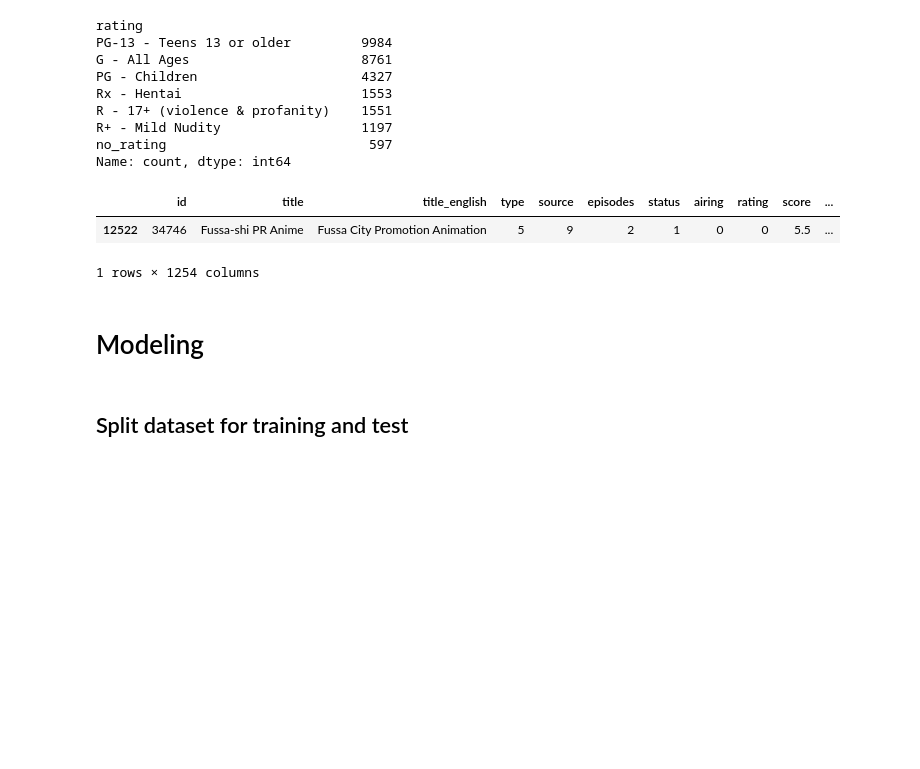
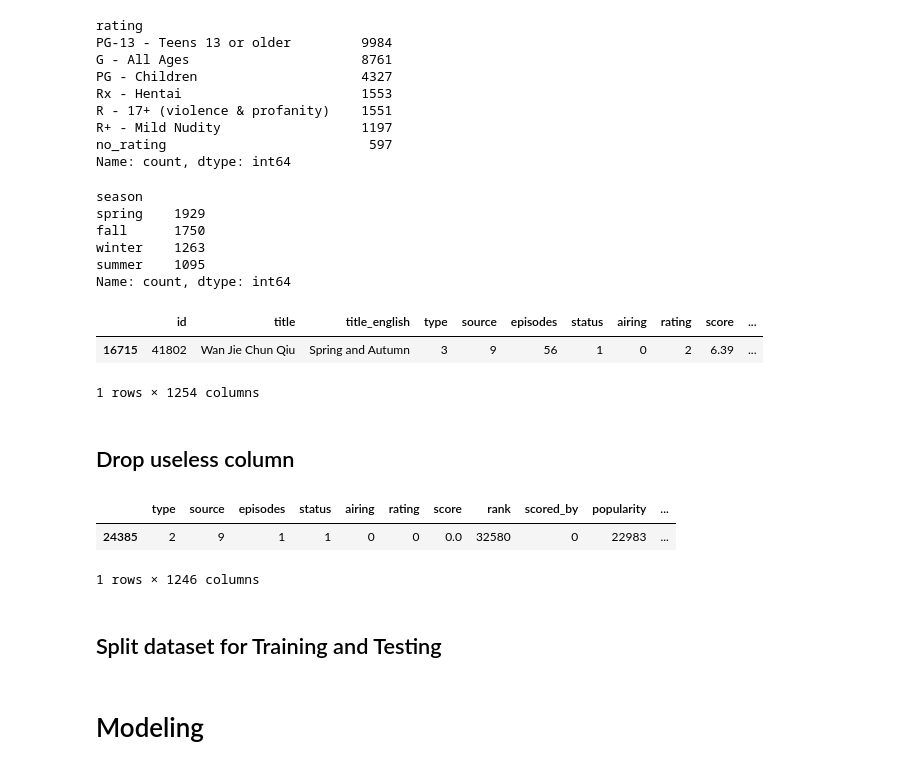
Before and after one commit to ImCodingCat/capstone_project, a Jupyter notebook: machine_learning/classification.ipynb, the cells around one changed output. Saved outputs shown, nothing was run; the diff lists cells and outputs as text; code cells hidden in the pictures; blank space fills up the shorter version.

```diff
--- a/machine_learning/classification.ipynb
+++ b/machine_learning/classification.ipynb
@@ -172,19 +174,42 @@ R - 17+ (violence & profanity)    1551
 R+ - Mild Nudity                  1197
 no_rating                          597
 Name: count, dtype: int64
+# %%
+df_encoded['season'].value_counts()
+# %% [output]
+season
+spring    1929
+fall      1750
+winter    1263
+summer    1095
+Name: count, dtype: int64
 # %%
 status_encoder = LabelEncoder()
 type_encoder = LabelEncoder()
 source_encoder = LabelEncoder()
 rating_encoder = LabelEncoder()
+season_encoder = LabelEncoder()
+
 
 df_encoded['status'] = status_encoder.fit_transform(df_encoded['status'])
 df_encoded['type'] = type_encoder.fit_transform(df_encoded['type'])
 df_encoded['source'] = source_encoder.fit_transform(df_encoded['source'])
 df_encoded['rating'] = rating_encoder.fit_transform(df_encoded['rating'])
+df_encoded['season'] = rating_encoder.fit_transform(df_encoded['season'])
 # %%
 df_encoded.sample(1)
 # %% [output]
 |  | id | title | title_english | type | source | episodes | status | airing | rating | score | ... |
-| 12522 | 34746 | Fussa-shi PR Anime | Fussa City Promotion Animation | 5 | 9 | 2 | 1 | 0 | 0 | 5.5 | ... |
+| 16715 | 41802 | Wan Jie Chun Qiu | Spring and Autumn | 3 | 9 | 56 | 1 | 0 | 2 | 6.39 | ... |
 1 rows × 1254 columns
+# %% [markdown]
+## Drop useless column
+# %%
+df_encoded = df_encoded.drop(['id', 'title', 'title_english', 'synopsis', 'start', 'ending', 'studios', 'genres'], axis=1) # studios and genres were hot encoded
+df_encoded.sample(1)
+# %% [output]
+|  | type | source | episodes | status | airing | rating | score | rank | scored_by | popularity | ... |
+| 24385 | 2 | 9 | 1 | 1 | 0 | 0 | 0.0 | 32580 | 0 | 22983 | ... |
+1 rows × 1246 columns
+# %% [markdown]
+## Split dataset for Training and Testing
@@ -191,4 +222,2 @@ df_encoded.sample(1)
 # %% [markdown]
 # Modeling
-# %% [markdown]
-## Split dataset for training and test
```
Also changed, not shown: parts of 15 cells of this notebook, 1 other file.
